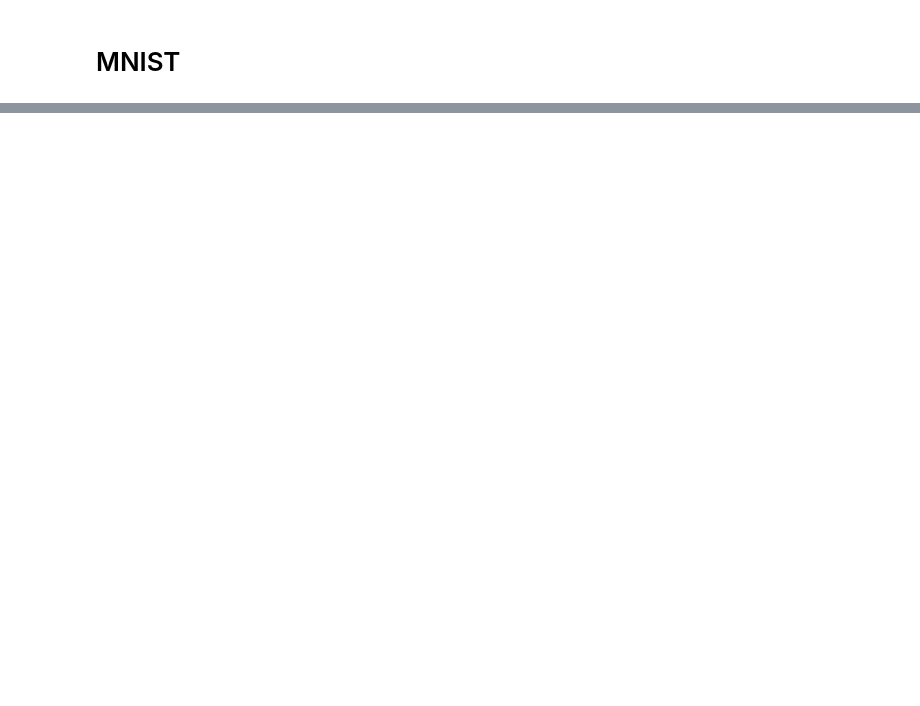
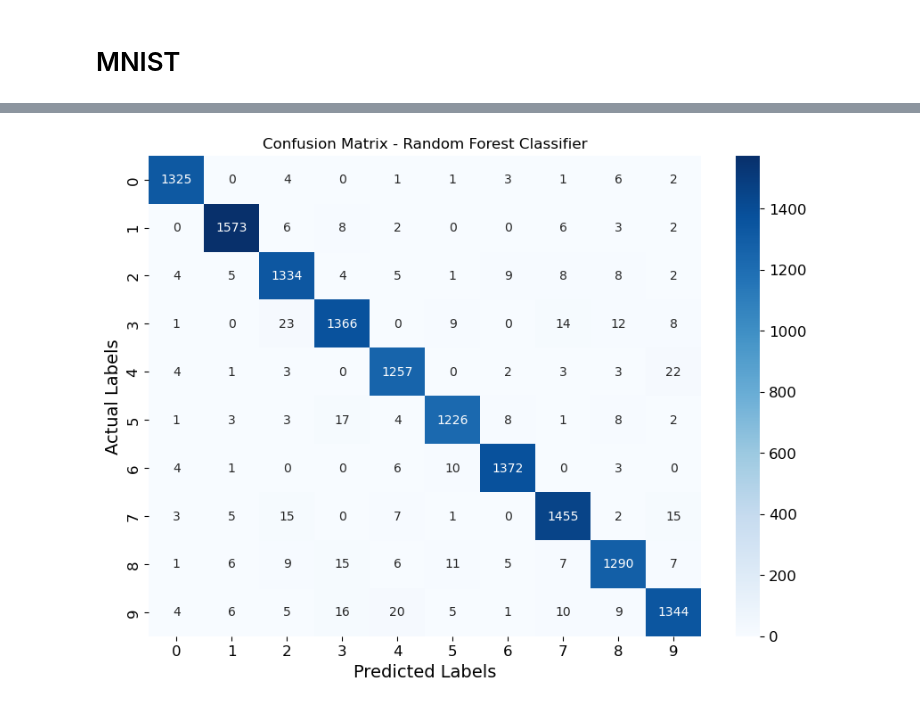
Before and after one commit to gayan-rathnayaka/IAI600LAB4, a Jupyter notebook: IAI600_LAB4.ipynb, the cells around one changed output, grey strips where cells are left out. Saved outputs shown, nothing was run; the diff lists cells and outputs as text; code cells hidden in the pictures; blank space fills up the shorter version.

```diff
--- a/IAI600_LAB4.ipynb
+++ b/IAI600_LAB4.ipynb
@@ -230,0 +217,21 @@ plt.show()
+# %%
+from sklearn.ensemble import RandomForestClassifier
+from sklearn.metrics import classification_report, accuracy_score, confusion_matrix
+import seaborn as sns
+import matplotlib.pyplot as plt
+
+from sklearn.model_selection import cross_val_predict
+
+# Create a Random Forest classifier
+rf_clf = RandomForestClassifier(n_estimators=100, random_state=42)
+y_probas_forest = cross_val_predict(rf_clf, X_train, y_train, cv=3,
+                                    method="predict_proba")
+
+# Train the classifier
+rf_clf.fit(X_train, y_train)
+
+# Predict on the test set
+y_pred_rf = rf_clf.predict(X_test)
+# Print performance metrics
+print(f"Accuracy: {accuracy_score(y_test, y_pred_rf)}")
+print(classification_report(y_test, y_pred_rf))
@@ -230,0 +256,17 @@ plt.show()
+# %%
+
+from sklearn.metrics import classification_report, accuracy_score, confusion_matrix
+# Confusion matrix
+conf_matrix_rf = confusion_matrix(y_test, y_pred_rf)
+
+
+# Plot confusion matrix
+
+plt.figure(figsize=(10, 7))
+sns.heatmap(conf_matrix_rf, annot=True, fmt='d', cmap='Blues', xticklabels=np.unique(y_test), yticklabels=np.unique(y_test))
+plt.title("Confusion Matrix - Random Forest Classifier")
+plt.ylabel('Actual Labels')
+plt.xlabel('Predicted Labels')
+plt.show()
+# %% [output]
+[figure, added]
```
Also changed, not shown: parts of 63 cells of this notebook.
